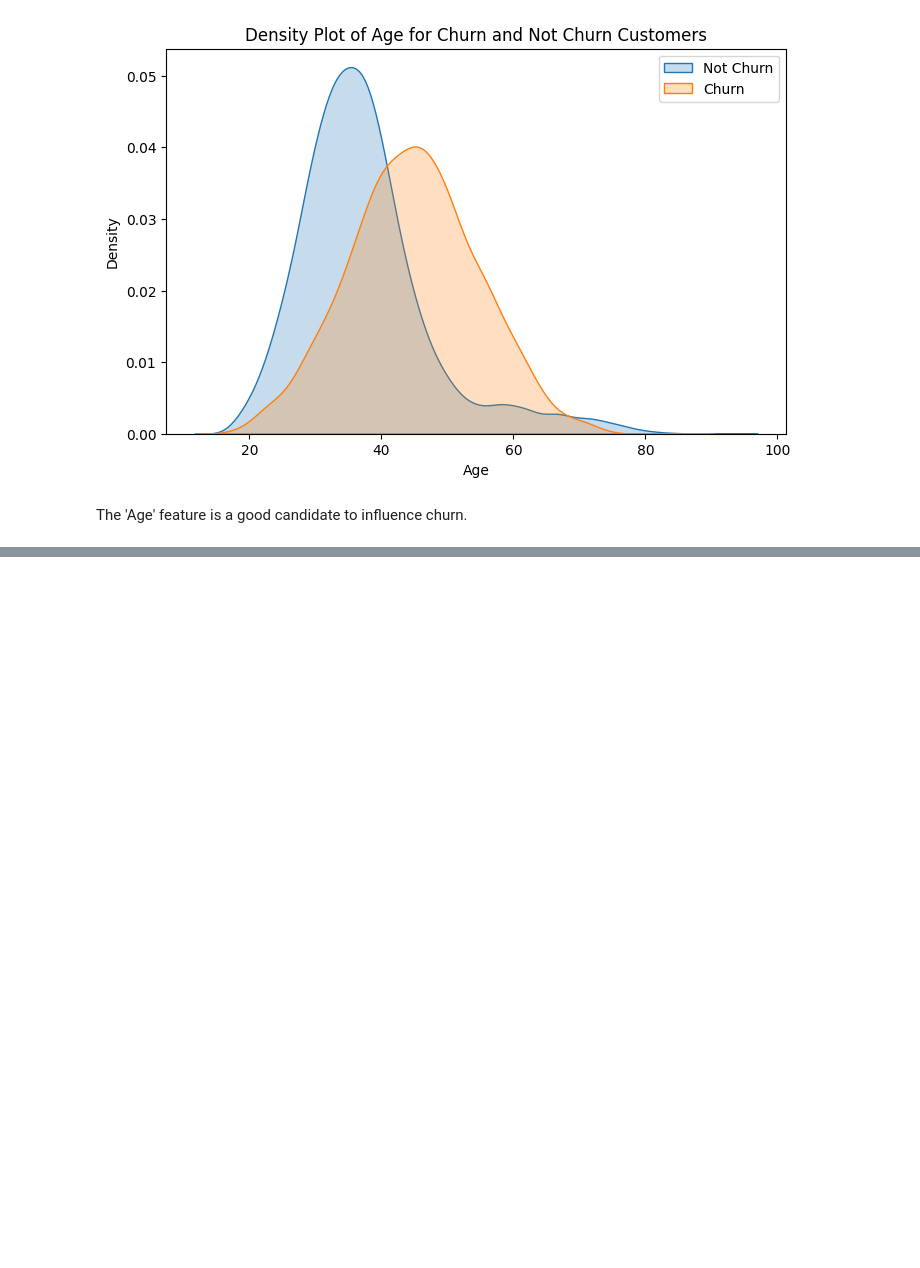
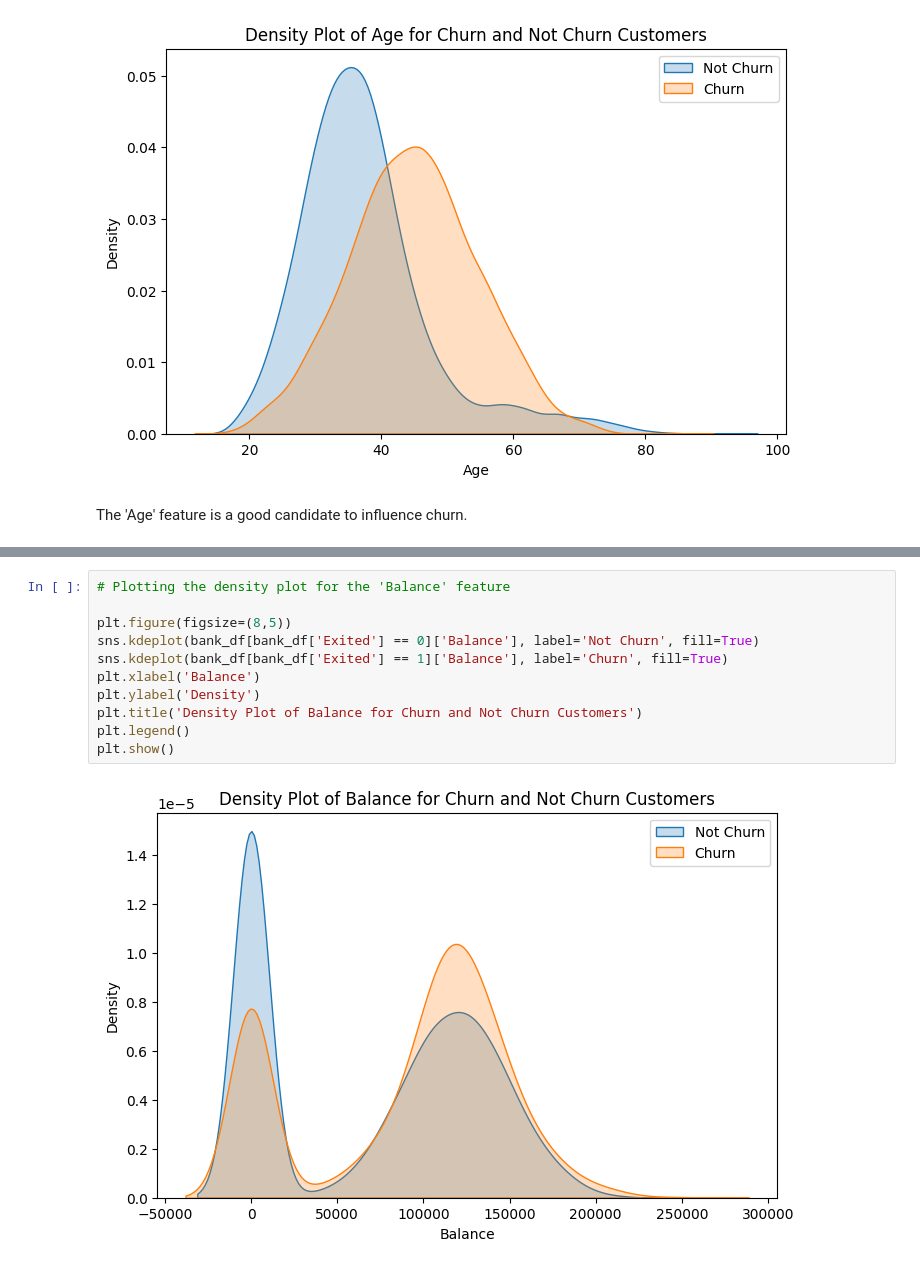
Before and after one commit to lucasanches/eda-bank-customer-churn, a Jupyter notebook: exploratory_analysis.ipynb, the cells around one changed output, grey strips where cells are left out. Cells and saved outputs as stored; diff of their text form; blank space fills up the shorter version.

```diff
--- a/exploratory_analysis.ipynb
+++ b/exploratory_analysis.ipynb
@@ -441,0 +545,13 @@ The 'Age' feature is a good candidate to influence churn.
+# %%
+# Plotting the density plot for the 'Balance' feature
+
+plt.figure(figsize=(8,5))
+sns.kdeplot(bank_df[bank_df['Exited'] == 0]['Balance'], label='Not Churn', fill=True)
+sns.kdeplot(bank_df[bank_df['Exited'] == 1]['Balance'], label='Churn', fill=True)
+plt.xlabel('Balance')
+plt.ylabel('Density')
+plt.title('Density Plot of Balance for Churn and Not Churn Customers')
+plt.legend()
+plt.show()
+# %% [output]
+[figure, added]
```
Also changed, not shown: parts of 37 cells of this notebook.
